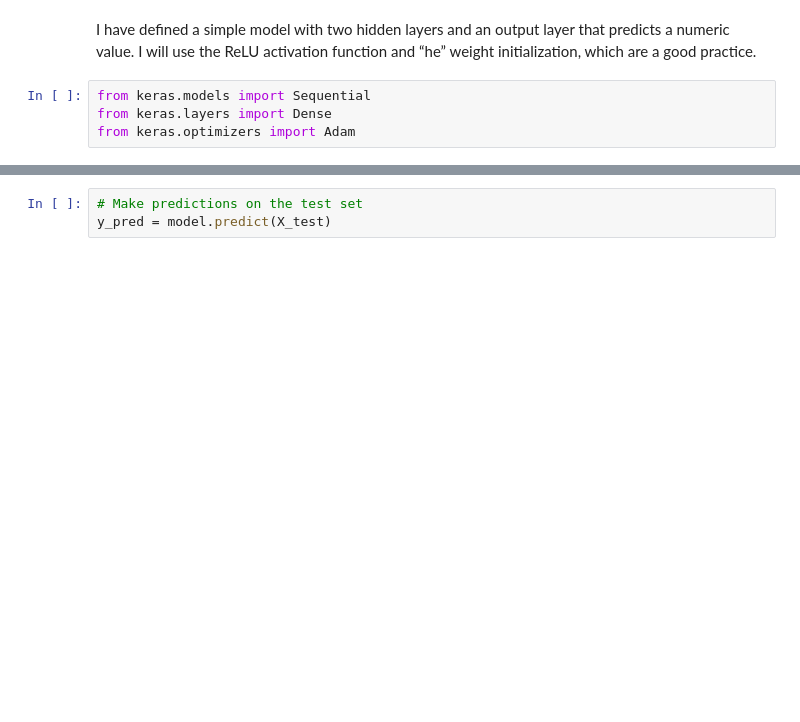
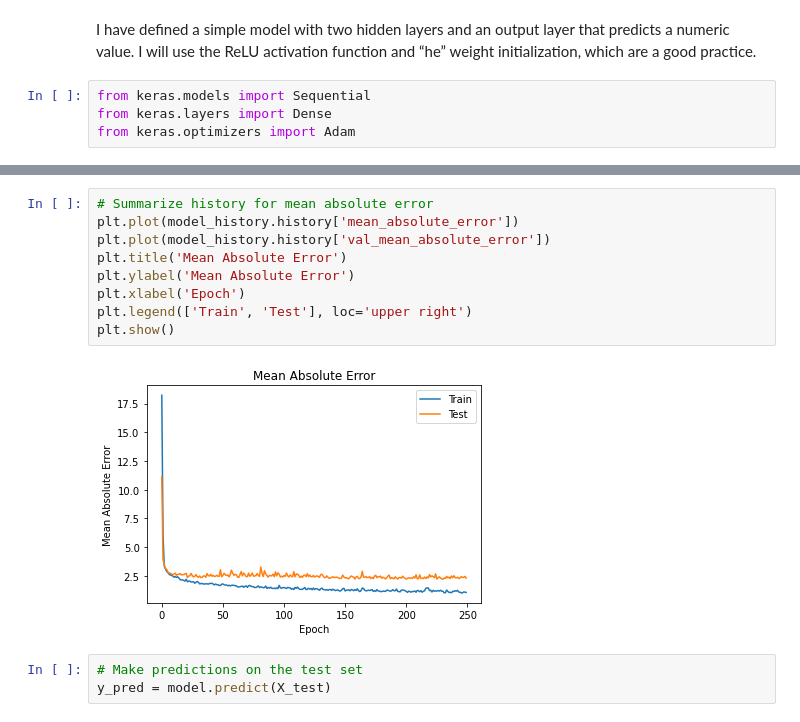
Before and after one commit to mr-amit-saini/Deep_Learning, a Jupyter notebook: ANN/Boston_Housing/Price_Prediction.ipynb, the cells around one changed output, grey strips where cells are left out. Cells and saved outputs as stored; diff of their text form; blank space fills up the shorter version.

```diff
--- a/ANN/Boston_Housing/Price_Prediction.ipynb
+++ b/ANN/Boston_Housing/Price_Prediction.ipynb
@@ -136,3 +135,14 @@ plt.show()
+# %%
+# Summarize history for mean absolute error
+plt.plot(model_history.history['mean_absolute_error'])
+plt.plot(model_history.history['val_mean_absolute_error'])
+plt.title('Mean Absolute Error')
+plt.ylabel('Mean Absolute Error')
+plt.xlabel('Epoch')
+plt.legend(['Train', 'Test'], loc='upper right')
+plt.show()
+# %% [output]
+[figure, added]
 # %%
 # Make predictions on the test set
 y_pred = model.predict(X_test)
```
Also changed, not shown: parts of 6 cells of this notebook, 2 other files.
